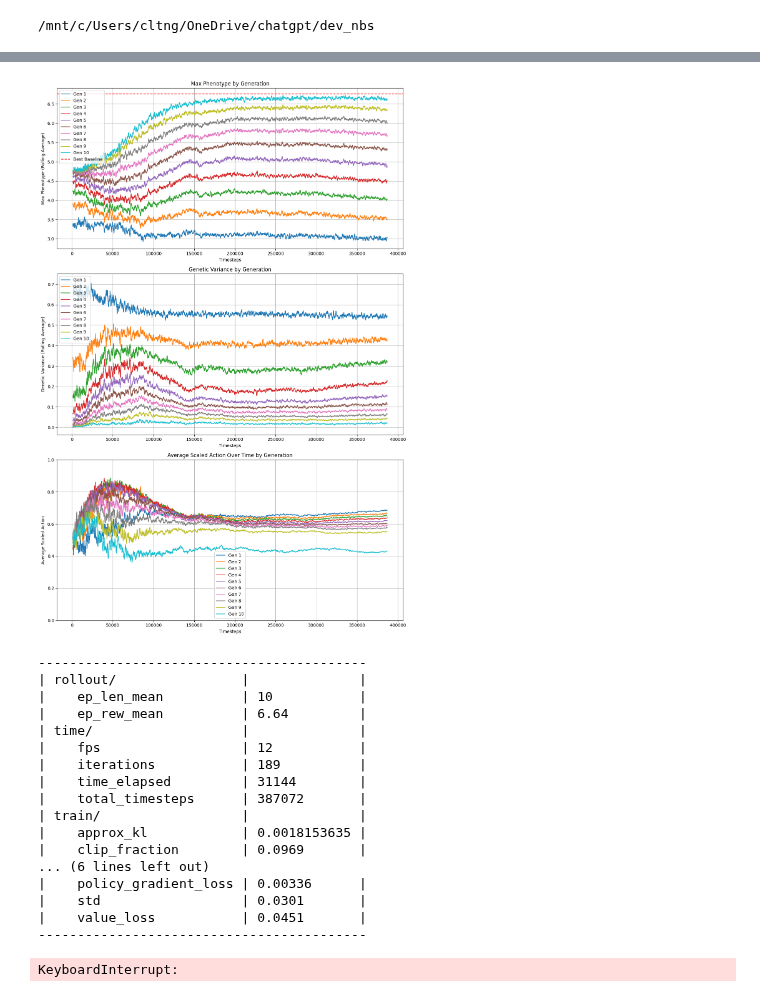
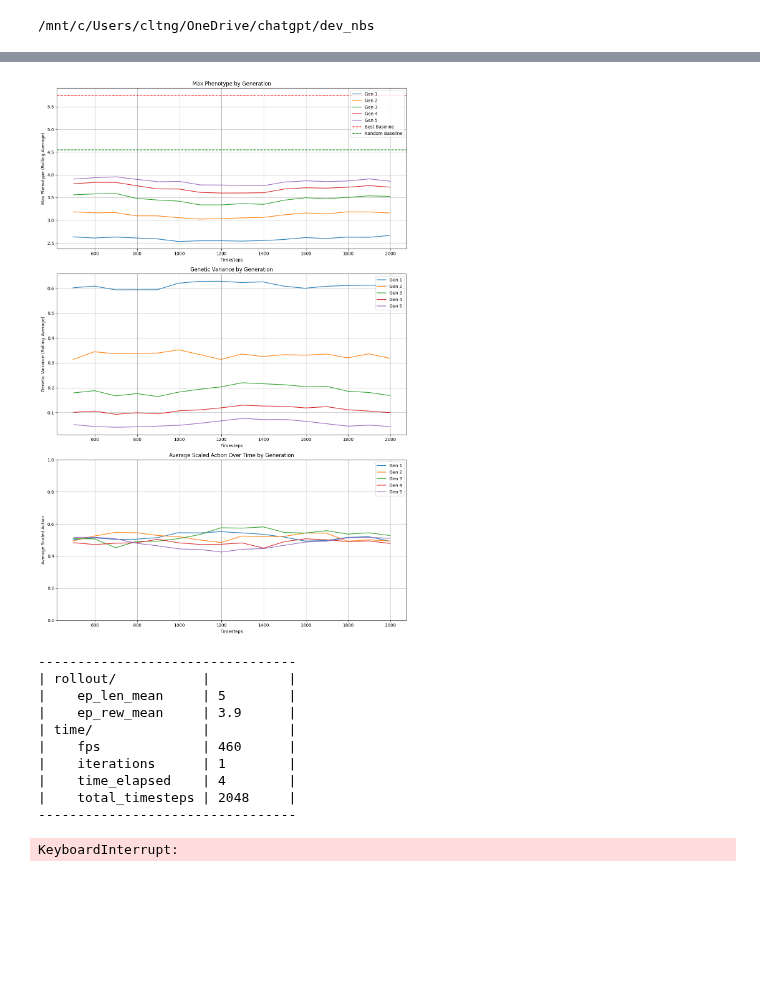
Before and after one commit to cjGO/ChewC, a Jupyter notebook: dev_nbs/ChewCuda.ipynb, the cells around one changed output, grey strips where cells are left out. Saved outputs shown, nothing was run; the diff lists cells and outputs as text; code cells hidden in the pictures; blank space fills up the shorter version.

Commit message:
added random baseline to training logs

```diff
--- a/dev_nbs/ChewCuda.ipynb
+++ b/dev_nbs/ChewCuda.ipynb
@@ -490,16 +493,9 @@ def visualize_baselines(baselines):
     plt.show()
 # %%
 total_timesteps= 1000000
-max_generations = 10
+max_generations = 5
 device = torch.device('cuda' if torch.cuda.is_available() else 'cpu')
 # Assuming you have already defined your environment
 config = SimulationConfig(n_markers=50, pop_size=100, h2=1.0, starting_parents=1)
 SP = SimParams(config)
 env =  SelectionIntensityEnvironment(SP, config, max_generations=max_generations)
-# %%
-# Calculate baselines
-baselines, best_avg_baseline, best_intensity = collect_baselines(env, selection_intensities=np.linspace(0.01, 0.3, 20), num_reps=10)
-print(f"Best average baseline: {best_avg_baseline:.2f} (intensity: {best_intensity:.2f})")
-
-# Visualize baselines if needed
-visualize_baselines(baselines)
@@ -563,10 +556,11 @@ def collect_baselines(env, num_episodes=1, selection_intensities=[0.1, 0.2, 0.3,
             random_rewards.append(episode_reward)
 
     baselines['random'] = {'rewards': random_rewards, 'genetic_variances': random_genetic_variances}
+    random_avg_baseline = np.mean(random_rewards)
 
-    return baselines, best_avg_baseline, best_intensity, best_genetic_variance
+    return baselines, best_avg_baseline, best_intensity, best_genetic_variance, random_avg_baseline
 
-def visualize_baselines(baselines):
+def visualize_baselines(baselines, best_avg_baseline=None, random_avg_baseline=None):
     # Round the keys of baselines before visualization
     rounded_baselines = {round(float(key), 2) if isinstance(key, float) else key: baselines[key] for key in baselines.keys()}
 
@@ -598,6 +592,13 @@ def visualize_baselines(baselines):
     ax1.grid(True, linestyle='--', alpha=0.7)
     plt.setp(ax1.get_xticklabels(), rotation=90)  # Rotate x-axis labels
 
+    # Add horizontal lines for best and random baselines
+    if best_avg_baseline is not None:
+        ax1.axhline(y=best_avg_baseline, color='r', linestyle='--', label='Best Baseline')
+    if random_avg_baseline is not None:
+        ax1.axhline(y=random_avg_baseline, color='g', linestyle='--', label='Random Baseline')
+    ax1.legend()
+
     # Create box plots for genetic variances
     bp2 = ax2.boxplot(genetic_var_data, patch_artist=True)
 
@@ -624,15 +625,16 @@ def visualize_baselines(baselines):
     plt.show()
 
 # Usage example:
-# baselines, best_avg_baseline, best_intensity, best_genetic_variance = collect_baselines(env, selection_intensities=np.linspace(0.01, 0.1, 20), num_reps=10)
+# baselines, best_avg_baseline, best_intensity, best_genetic_variance, random_avg_baseline = collect_baselines(env, selection_intensities=np.linspace(0.01, 0.1, 20), num_reps=10)
 # print(f"Best average baseline: {best_avg_baseline:.2f} (intensity: {best_intensity:.2f})")
 # print(f"Genetic variance for best baseline: {best_genetic_variance:.4f}")
-# visualize_baselines(baselines)
+# print(f"Random baseline average: {random_avg_baseline:.2f}")
+# visualize_baselines(baselines, best_avg_baseline, random_avg_baseline)
 # %%
-
 # Usage example:
-baselines, best_avg_baseline, best_intensity, random_avg_reward = collect_baselines(env, selection_intensities=np.linspace(0.01, 0.99, 99), num_reps=3)
+baselines, best_avg_baseline, best_intensity, best_genetic_variance, random_avg_baseline = collect_baselines(env, selection_intensities=np.linspace(0.01, 0.1, 20), num_reps=10)
 print(f"Best average baseline: {best_avg_baseline:.2f} (intensity: {best_intensity:.2f})")
-print(f"Random baseline average: {random_avg_reward:.2f}")
-visualize_baselines(baselines)
+print(f"Genetic variance for best baseline: {best_genetic_variance:.4f}")
+print(f"Random baseline average: {random_avg_baseline:.2f}")
+visualize_baselines(baselines, best_avg_baseline, random_avg_baseline)
 # %% [output]
@@ -642,29 +645,22 @@ Random baseline average: 0.04
 # %%
 # Set up the environment
 
 # Set up the model and callback
 model = PPO("MultiInputPolicy", env, device='cuda', verbose=1, tensorboard_log=tensorboard_log)
-custom_callback = CustomCallback(baseline=best_avg_baseline)
+custom_callback = CustomCallback(baseline=best_avg_baseline, random_baseline=random_avg_baseline)
 
 # Train the model
 model.learn(total_timesteps=total_timesteps, callback=custom_callback)
 # %% [output]
-[figure, old version]
+[figure, new version]
-------------------------------------------
-| rollout/                |              |
-|    ep_len_mean          | 10           |
-|    ep_rew_mean          | 6.64         |
-| time/                   |              |
-|    fps                  | 12           |
-|    iterations           | 189          |
-|    time_elapsed         | 31144        |
-|    total_timesteps      | 387072       |
-| train/                  |              |
-|    approx_kl            | 0.0018153635 |
-|    clip_fraction        | 0.0969       |
-... (6 lines left out)
-|    policy_gradient_loss | 0.00336      |
-|    std                  | 0.0301       |
-|    value_loss           | 0.0451       |
-------------------------------------------
+---------------------------------
+| rollout/           |          |
+|    ep_len_mean     | 5        |
+|    ep_rew_mean     | 3.9      |
+| time/              |          |
+|    fps             | 460      |
+|    iterations      | 1        |
+|    time_elapsed    | 4        |
+|    total_timesteps | 2048     |
+---------------------------------
 KeyboardInterrupt:
```
Also changed, not shown: parts of 3 cells of this notebook.
